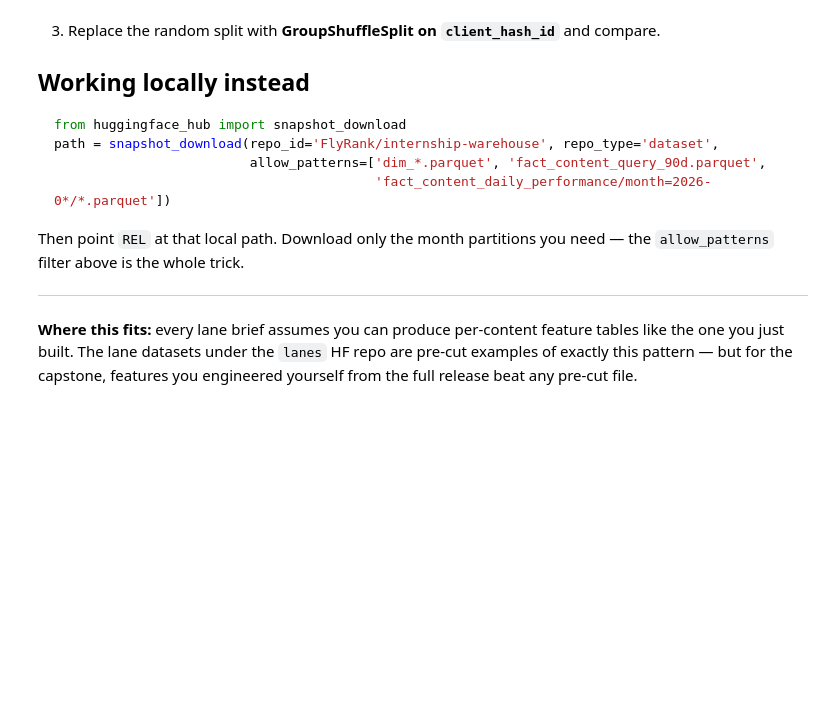
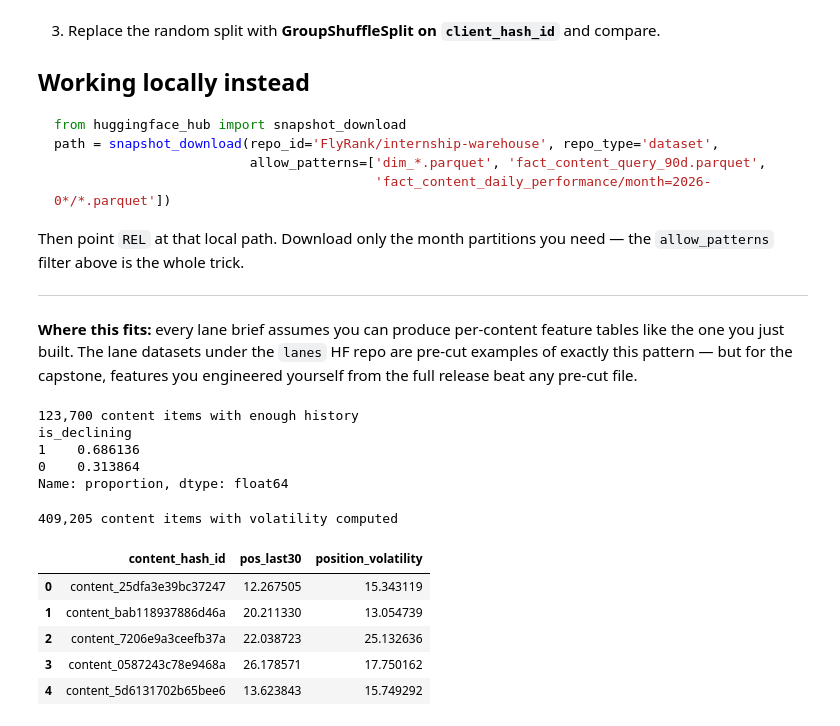
Before and after one commit to ameemaiqbal/flyrank-ml-internship, a Jupyter notebook: notebooks/03_working_with_the_full_release.ipynb, the cells around one changed output. Cells and saved outputs as stored; diff of their text form; code cells hidden in the pictures; blank space fills up the shorter version.

```diff
--- a/notebooks/03_working_with_the_full_release.ipynb
+++ b/notebooks/03_working_with_the_full_release.ipynb
@@ -181,3 +226,56 @@ Then point `REL` at that local path. Download only the month partitions you need
 the one you just built. The lane datasets under the `lanes` HF repo are pre-cut examples of
 exactly this pattern — but for the capstone, features you engineered yourself from the full
 release beat any pre-cut file.
+# %%
+features_90d = con.sql(f"""
+    WITH bounds AS (
+        SELECT MAX(report_date) AS end_d FROM {TABLES['fact_daily']}
+    ),
+    windowed AS (
+        SELECT f.client_hash_id, f.content_hash_id,
+               SUM(CASE WHEN f.report_date >  b.end_d - INTERVAL 30 DAY THEN f.gsc_impressions ELSE 0 END) AS imp_last30,
+               SUM(CASE WHEN f.report_date <= b.end_d - INTERVAL 30 DAY THEN f.gsc_impressions ELSE 0 END) AS imp_prev60,
+               SUM(CASE WHEN f.report_date >  b.end_d - INTERVAL 30 DAY THEN f.gsc_clicks ELSE 0 END)      AS clk_last30,
+               AVG(CASE WHEN f.report_date >  b.end_d - INTERVAL 30 DAY THEN f.gsc_avg_position END)       AS pos_last30
+        FROM {TABLES['fact_daily']} f, bounds b
+        WHERE f.report_date > b.end_d - INTERVAL 90 DAY
+        GROUP BY 1, 2
+        HAVING imp_prev60 >= 150
+    )
+    SELECT * FROM windowed
+""").df()
+
+features_90d['imp_prev60_avg30'] = features_90d['imp_prev60'] / 2
+features_90d['is_declining'] = (features_90d['imp_last30'] < 0.8 * features_90d['imp_prev60_avg30']).astype(int)
+
+print(f'{len(features_90d):,} content items with enough history')
+print(features_90d['is_declining'].value_counts(normalize=True))
+# %% [output]
+123,700 content items with enough history
+is_declining
+1    0.686136
+0    0.313864
+Name: proportion, dtype: float64
+# %%
+volatility = con.sql(f"""
+    WITH bounds AS (
+        SELECT MAX(report_date) AS end_d FROM {TABLES['fact_daily']}
+    )
+    SELECT f.client_hash_id, f.content_hash_id,
+           STDDEV(f.gsc_avg_position) AS position_volatility
+    FROM {TABLES['fact_daily']} f, bounds b
+    WHERE f.report_date > b.end_d - INTERVAL 30 DAY
+    GROUP BY 1, 2
+""").df()
+
+features_90d = features_90d.merge(volatility, on=['client_hash_id', 'content_hash_id'], how='left')
+print(f'{len(volatility):,} content items with volatility computed')
+features_90d[['content_hash_id', 'pos_last30', 'position_volatility']].head()
+# %% [output]
+409,205 content items with volatility computed
+|  | content_hash_id | pos_last30 | position_volatility |
+| 0 | content_25dfa3e39bc37247 | 12.267505 | 15.343119 |
+| 1 | content_bab118937886d46a | 20.211330 | 13.054739 |
+| 2 | content_7206e9a3ceefb37a | 22.038723 | 25.132636 |
+| 3 | content_0587243c78e9468a | 26.178571 | 17.750162 |
+| 4 | content_5d6131702b65bee6 | 13.623843 | 15.749292 |
```
Also changed, not shown: parts of 5 cells of this notebook.
